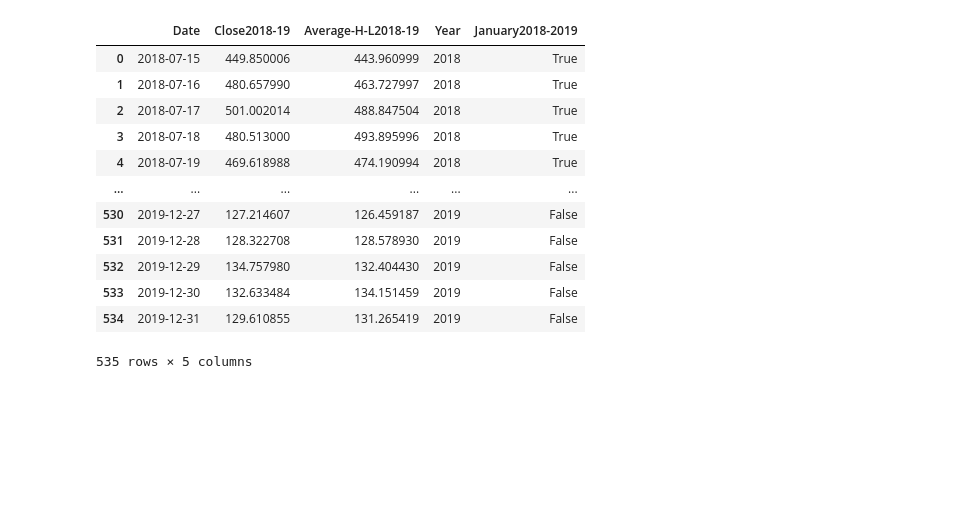
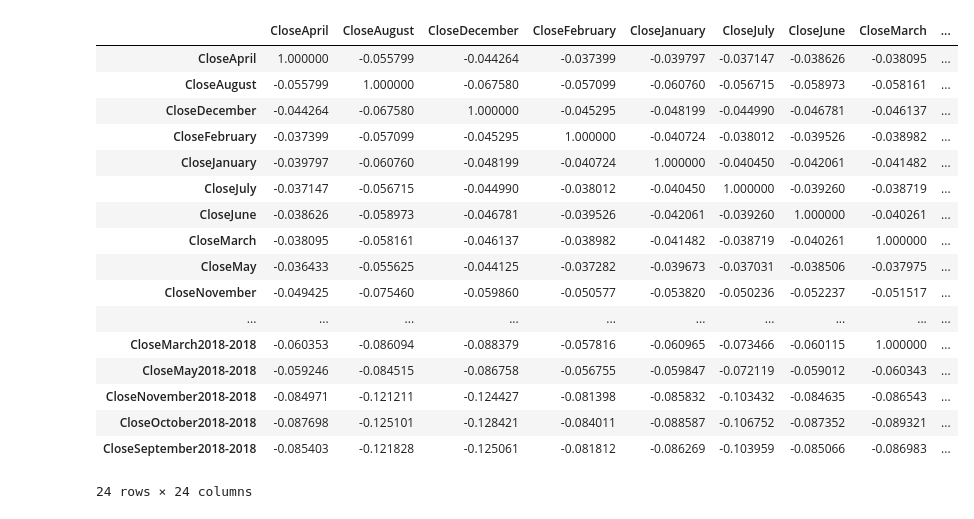
Before and after one commit to JosePabloGFnl/Redes-Neuronales-Artificiales, a Jupyter notebook: Tarea2.4/2_4_Visualización_y_estadística_de_datos.ipynb, the cells around one changed output. Drawn from its saved outputs; the diff is of its cells as text; code cells hidden in the pictures; blank space fills up the shorter version.

```diff
--- a/Tarea2.4/2_4_Visualización_y_estadística_de_datos.ipynb
+++ b/Tarea2.4/2_4_Visualización_y_estadística_de_datos.ipynb
@@ -3,46 +3,74 @@
 # %%
 import pandas as pd
 import numpy as np
 import copy
 import matplotlib.pyplot as plt
 
 
 df=pd.read_csv('ETH-USD.csv')
 
 
 df['Average-H-L'] = df[['High', 'Low']].mean(axis=1)
 df = df[['Date','Close','Average-H-L']]
 
-df2018 = df[(df['Date'].str.contains("2018-"))]
-df2018.columns = ['Date','Close2018','Average-H-L2018']
-df2019 = df[(df['Date'].str.contains("2019-"))]
-df2019.columns = ['Date','Close2019','Average-H-L2019']
+#separando por meses
+df = df[['Date','Close','Average-H-L']]
+df['Date'] = pd.to_datetime(df['Date'])
+df['month'] = df['Date'].dt.month_name()
 
+df = pd.pivot_table(df, index='Date', columns='month', values='Close', fill_value=0)
+
+df.columns = [f'Close{m}' for m in df.columns]
+
+df = df.reset_index()
+
+#dataframes de los años 2018 y 2019
+df2018 = df[df['Date'].dt.year == 2018]
+#df2018.columns = ['Date','Close2018','Average-H-L2018']
+df2019 = df[df['Date'].dt.year == 2019]
+#df2019.columns = ['Date','Close2019','Average-H-L2019']
+
+#concatenando ambos años
 df2 = pd.concat([df2018,df2019], axis=0, ignore_index=True)
-df2['Close'] = df2[['Close2018', 'Close2019']].mean(axis=1)
-df2['Average-H-L'] = df2[['Average-H-L2018', 'Average-H-L2019']].mean(axis=1)
-df2 = df2[['Date','Close','Average-H-L']]
-df2.columns = ['Date','Close2018-19','Average-H-L2018-19']
+#df2['Close'] = df2[['Close2018', 'Close2019']].mean(axis=1)
+#df2['Average-H-L'] = df2[['Average-H-L2018', 'Average-H-L2019']].mean(axis=1)
+#df2 = df2[['Date','Close','Average-H-L']]
+df2.columns = ['Date', 'CloseApril2018-2018',	'CloseAugust2018-2018',	'CloseDecember2018-2018',	'CloseFebruary2018-2018',	'CloseJanuary2018-2018',	'CloseJuly2018-2018',	'CloseJune2018-2018',	'CloseMarch2018-2018',	'CloseMay2018-2018',	'CloseNovember2018-2018',	'CloseOctober2018-2018',	'CloseSeptember2018-2018']
 
-df2['Year'] = df2['Date'].str.split('-').str[0]
+#separando por meses
+#df2 = df2[['Date','Close2018-19','Average-H-L2018-19']]
+#df2['Date'] = pd.to_datetime(df2['Date'])
+#df2['month'] = df2['Date'].dt.month_name()
+
+#df2 = pd.pivot_table(df2, index='Date', columns='month', values='Close2018-19', fill_value=0)
+
+#df2.columns = [f'Close{m}2018-2019' for m in df2.columns]
 
 
-df2['January2018-2019']= df2['Date'].str.contains("-07-")
 
-#result = pd.concat([df, df2], axis=1).corr()
-#result
-df2
+
+#df2 = pd.pivot_table(df2, index='Date', columns='month', values='Average-H-L2018-19', fill_value=0)
+
+#df2.columns = [f'Average-H-L{m}2018-2019' for m in df2.columns]
+
+result = pd.concat([df, df2], axis=1).corr()
+result
 # %% [output]
-|  | Date | Close2018-19 | Average-H-L2018-19 | Year | January2018-2019 |
-| 0 | 2018-07-15 | 449.850006 | 443.960999 | 2018 | True |
-| 1 | 2018-07-16 | 480.657990 | 463.727997 | 2018 | True |
-| 2 | 2018-07-17 | 501.002014 | 488.847504 | 2018 | True |
-| 3 | 2018-07-18 | 480.513000 | 493.895996 | 2018 | True |
-| 4 | 2018-07-19 | 469.618988 | 474.190994 | 2018 | True |
-| ... | ... | ... | ... | ... | ... |
-| 530 | 2019-12-27 | 127.214607 | 126.459187 | 2019 | False |
-| 531 | 2019-12-28 | 128.322708 | 128.578930 | 2019 | False |
-| 532 | 2019-12-29 | 134.757980 | 132.404430 | 2019 | False |
-| 533 | 2019-12-30 | 132.633484 | 134.151459 | 2019 | False |
-| 534 | 2019-12-31 | 129.610855 | 131.265419 | 2019 | False |
+|  | CloseApril | CloseAugust | CloseDecember | CloseFebruary | CloseJanuary | CloseJuly | CloseJune | CloseMarch | ... |
+| CloseApril | 1.000000 | -0.055799 | -0.044264 | -0.037399 | -0.039797 | -0.037147 | -0.038626 | -0.038095 | ... |
+| CloseAugust | -0.055799 | 1.000000 | -0.067580 | -0.057099 | -0.060760 | -0.056715 | -0.058973 | -0.058161 | ... |
+| CloseDecember | -0.044264 | -0.067580 | 1.000000 | -0.045295 | -0.048199 | -0.044990 | -0.046781 | -0.046137 | ... |
+| CloseFebruary | -0.037399 | -0.057099 | -0.045295 | 1.000000 | -0.040724 | -0.038012 | -0.039526 | -0.038982 | ... |
+| CloseJanuary | -0.039797 | -0.060760 | -0.048199 | -0.040724 | 1.000000 | -0.040450 | -0.042061 | -0.041482 | ... |
+| CloseJuly | -0.037147 | -0.056715 | -0.044990 | -0.038012 | -0.040450 | 1.000000 | -0.039260 | -0.038719 | ... |
+| CloseJune | -0.038626 | -0.058973 | -0.046781 | -0.039526 | -0.042061 | -0.039260 | 1.000000 | -0.040261 | ... |
+| CloseMarch | -0.038095 | -0.058161 | -0.046137 | -0.038982 | -0.041482 | -0.038719 | -0.040261 | 1.000000 | ... |
+| CloseMay | -0.036433 | -0.055625 | -0.044125 | -0.037282 | -0.039673 | -0.037031 | -0.038506 | -0.037975 | ... |
+| CloseNovember | -0.049425 | -0.075460 | -0.059860 | -0.050577 | -0.053820 | -0.050236 | -0.052237 | -0.051517 | ... |
+| ... | ... | ... | ... | ... | ... | ... | ... | ... | ... |
+| CloseMarch2018-2018 | -0.060353 | -0.086094 | -0.088379 | -0.057816 | -0.060965 | -0.073466 | -0.060115 | 1.000000 | ... |
+| CloseMay2018-2018 | -0.059246 | -0.084515 | -0.086758 | -0.056755 | -0.059847 | -0.072119 | -0.059012 | -0.060343 | ... |
+| CloseNovember2018-2018 | -0.084971 | -0.121211 | -0.124427 | -0.081398 | -0.085832 | -0.103432 | -0.084635 | -0.086543 | ... |
+| CloseOctober2018-2018 | -0.087698 | -0.125101 | -0.128421 | -0.084011 | -0.088587 | -0.106752 | -0.087352 | -0.089321 | ... |
+| CloseSeptember2018-2018 | -0.085403 | -0.121828 | -0.125061 | -0.081812 | -0.086269 | -0.103959 | -0.085066 | -0.086983 | ... |
-535 rows × 5 columns
+24 rows × 24 columns
```
